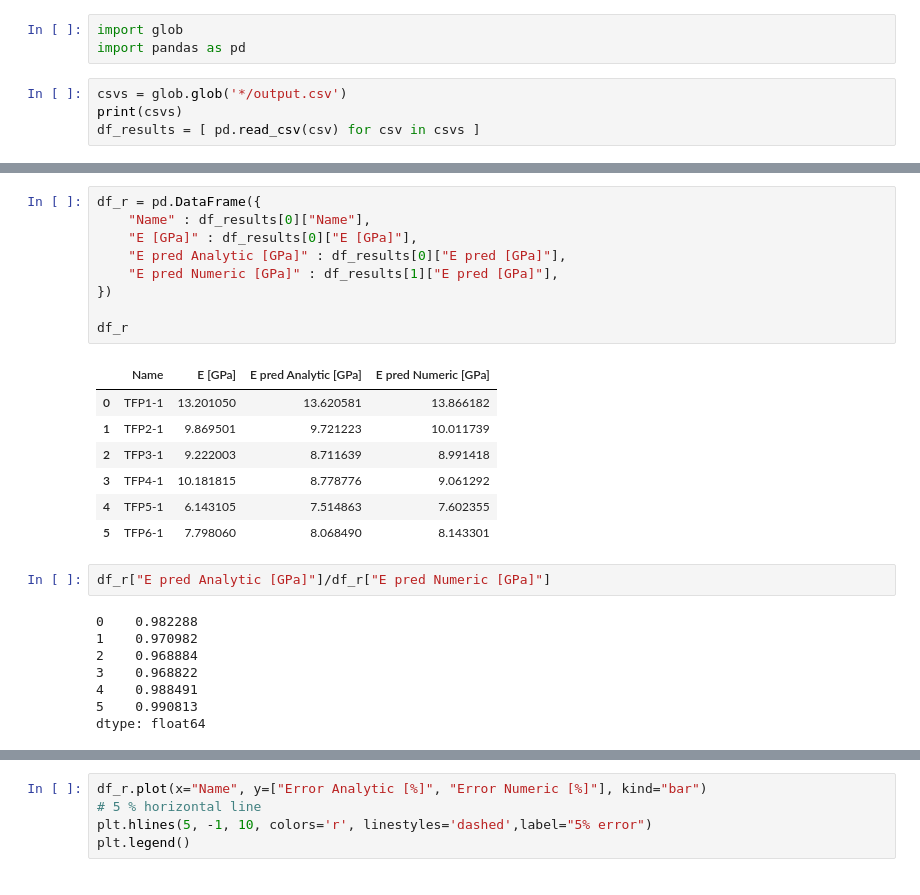
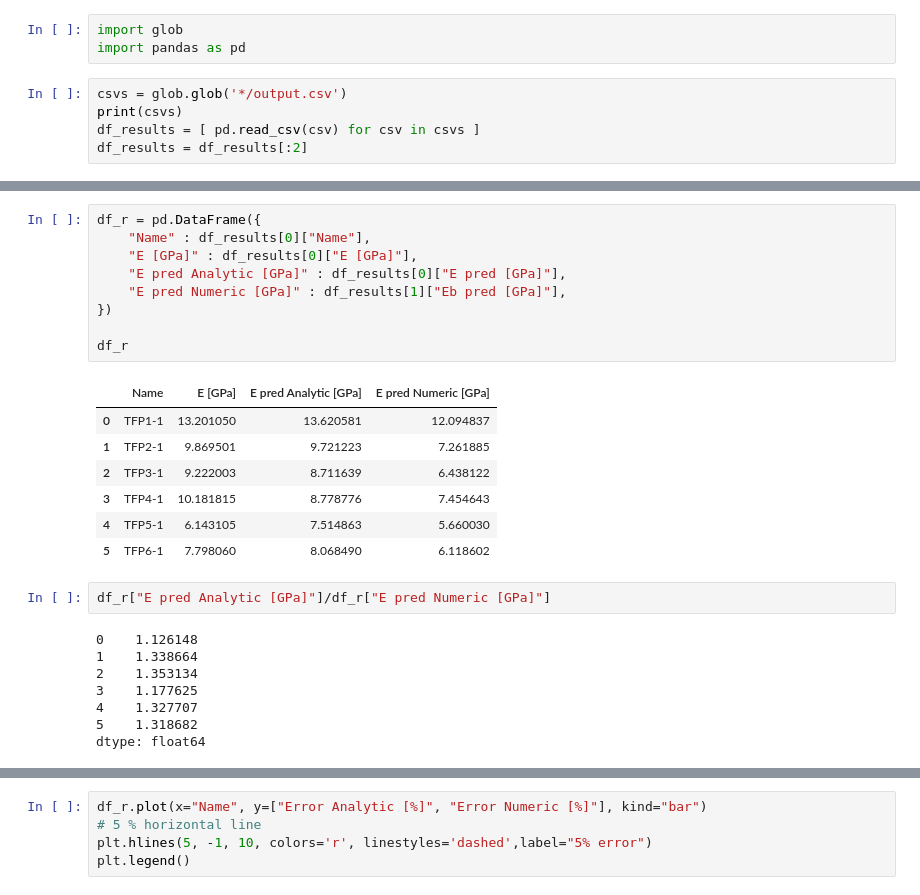
Before and after one commit to AdvancedMaterialSimulation/CITISENS_Composite, a Jupyter notebook: scripts/T02_BendingTest/compare.ipynb, the cells around one changed output, grey strips where cells are left out. Saved outputs shown, nothing was run; the diff lists cells and outputs as text.

```diff
--- a/scripts/T02_BendingTest/compare.ipynb
+++ b/scripts/T02_BendingTest/compare.ipynb
@@ -5,4 +5,5 @@ import pandas as pd
 csvs = glob.glob('*/output.csv')
 print(csvs)
 df_results = [ pd.read_csv(csv) for csv in csvs ]
+df_results = df_results[:2]
 # %% [output]
@@ -10,29 +31,29 @@ df_results = [ pd.read_csv(csv) for csv in csvs ]
 # %%
 df_r = pd.DataFrame({
     "Name" : df_results[0]["Name"],
     "E [GPa]" : df_results[0]["E [GPa]"],
     "E pred Analytic [GPa]" : df_results[0]["E pred [GPa]"],
-    "E pred Numeric [GPa]" : df_results[1]["E pred [GPa]"],
+    "E pred Numeric [GPa]" : df_results[1]["Eb pred [GPa]"],
 })
 
 df_r
 # %% [output]
 |  | Name | E [GPa] | E pred Analytic [GPa] | E pred Numeric [GPa] |
-| 0 | TFP1-1 | 13.201050 | 13.620581 | 13.866182 |
-| 1 | TFP2-1 | 9.869501 | 9.721223 | 10.011739 |
-| 2 | TFP3-1 | 9.222003 | 8.711639 | 8.991418 |
-| 3 | TFP4-1 | 10.181815 | 8.778776 | 9.061292 |
-| 4 | TFP5-1 | 6.143105 | 7.514863 | 7.602355 |
-| 5 | TFP6-1 | 7.798060 | 8.068490 | 8.143301 |
+| 0 | TFP1-1 | 13.201050 | 13.620581 | 12.094837 |
+| 1 | TFP2-1 | 9.869501 | 9.721223 | 7.261885 |
+| 2 | TFP3-1 | 9.222003 | 8.711639 | 6.438122 |
+| 3 | TFP4-1 | 10.181815 | 8.778776 | 7.454643 |
+| 4 | TFP5-1 | 6.143105 | 7.514863 | 5.660030 |
+| 5 | TFP6-1 | 7.798060 | 8.068490 | 6.118602 |
 # %%
 df_r["E pred Analytic [GPa]"]/df_r["E pred Numeric [GPa]"]
 # %% [output]
-0    0.982288
-1    0.970982
-2    0.968884
-3    0.968822
-4    0.988491
-5    0.990813
+0    1.126148
+1    1.338664
+2    1.353134
+3    1.177625
+4    1.327707
+5    1.318682
 dtype: float64
 # %%
 # bar plot of the results
```
Also changed, not shown: parts of 6 cells of this notebook, 38 other files.
